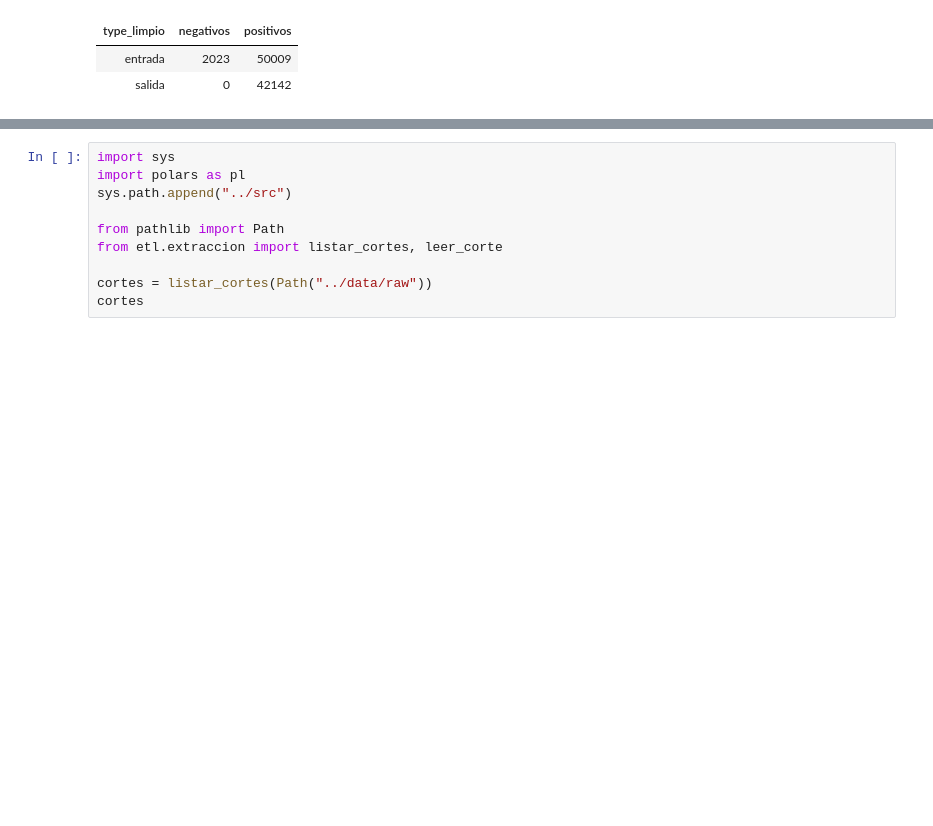
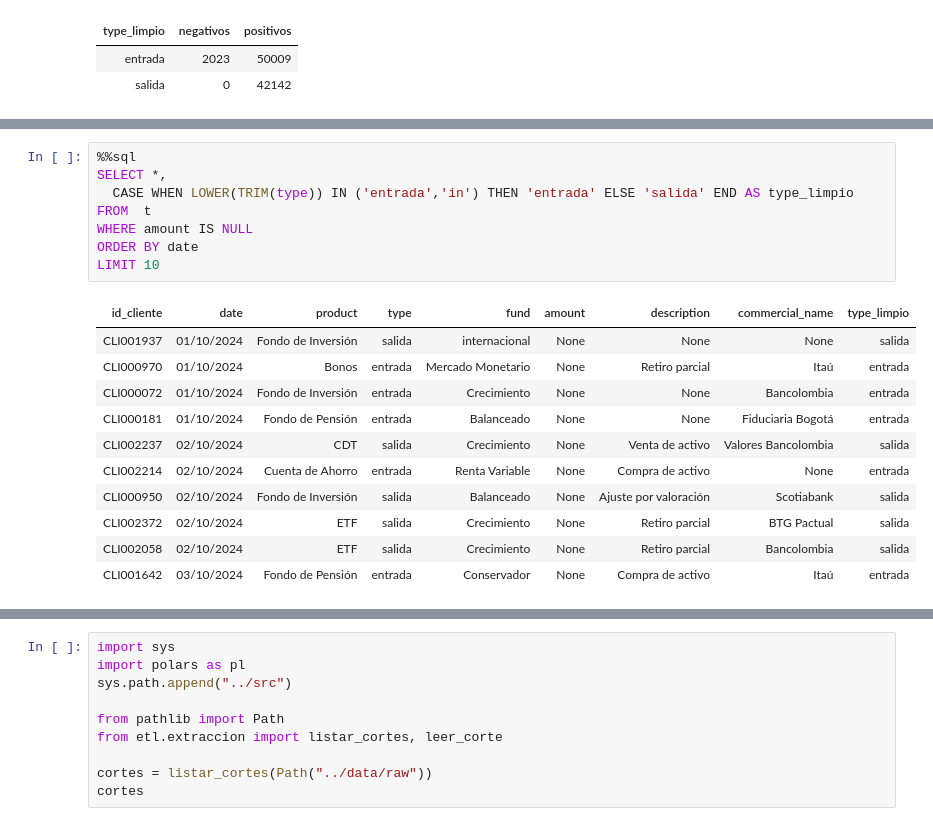
Before and after one commit to alexandergenes/tyba-pipeline, a Jupyter notebook: notebooks/exploracion.ipynb, the cells around one changed output, grey strips where cells are left out. Cells and saved outputs as stored; diff of their text form; blank space fills up the shorter version.

```diff
--- a/notebooks/exploracion.ipynb
+++ b/notebooks/exploracion.ipynb
@@ -506,0 +526,20 @@ WHERE type_limpio = 'entrada' AND amount < 0
+# %%
+%%sql
+SELECT *,
+  CASE WHEN LOWER(TRIM(type)) IN ('entrada','in') THEN 'entrada' ELSE 'salida' END AS type_limpio
+FROM  t
+WHERE amount IS NULL
+ORDER BY date
+LIMIT 10
+# %% [output]
+| id_cliente | date | product | type | fund | amount | description | commercial_name | type_limpio |
+| CLI001937 | 01/10/2024 | Fondo de Inversión | salida | internacional | None | None | None | salida |
+| CLI000970 | 01/10/2024 | Bonos | entrada | Mercado Monetario | None | Retiro parcial | Itaú | entrada |
+| CLI000072 | 01/10/2024 | Fondo de Inversión | entrada | Crecimiento | None | None | Bancolombia | entrada |
+| CLI000181 | 01/10/2024 | Fondo de Pensión | entrada | Balanceado | None | None | Fiduciaria Bogotá | entrada |
+| CLI002237 | 02/10/2024 | CDT | salida | Crecimiento | None | Venta de activo | Valores Bancolombia | salida |
+| CLI002214 | 02/10/2024 | Cuenta de Ahorro | entrada | Renta Variable | None | Compra de activo | None | entrada |
+| CLI000950 | 02/10/2024 | Fondo de Inversión | salida | Balanceado | None | Ajuste por valoración | Scotiabank | salida |
+| CLI002372 | 02/10/2024 | ETF | salida | Crecimiento | None | Retiro parcial | BTG Pactual | salida |
+| CLI002058 | 02/10/2024 | ETF | salida | Crecimiento | None | Retiro parcial | Bancolombia | salida |
+| CLI001642 | 03/10/2024 | Fondo de Pensión | entrada | Conservador | None | Compra de activo | Itaú | entrada |
```
Also changed, not shown: parts of 10 cells of this notebook.
